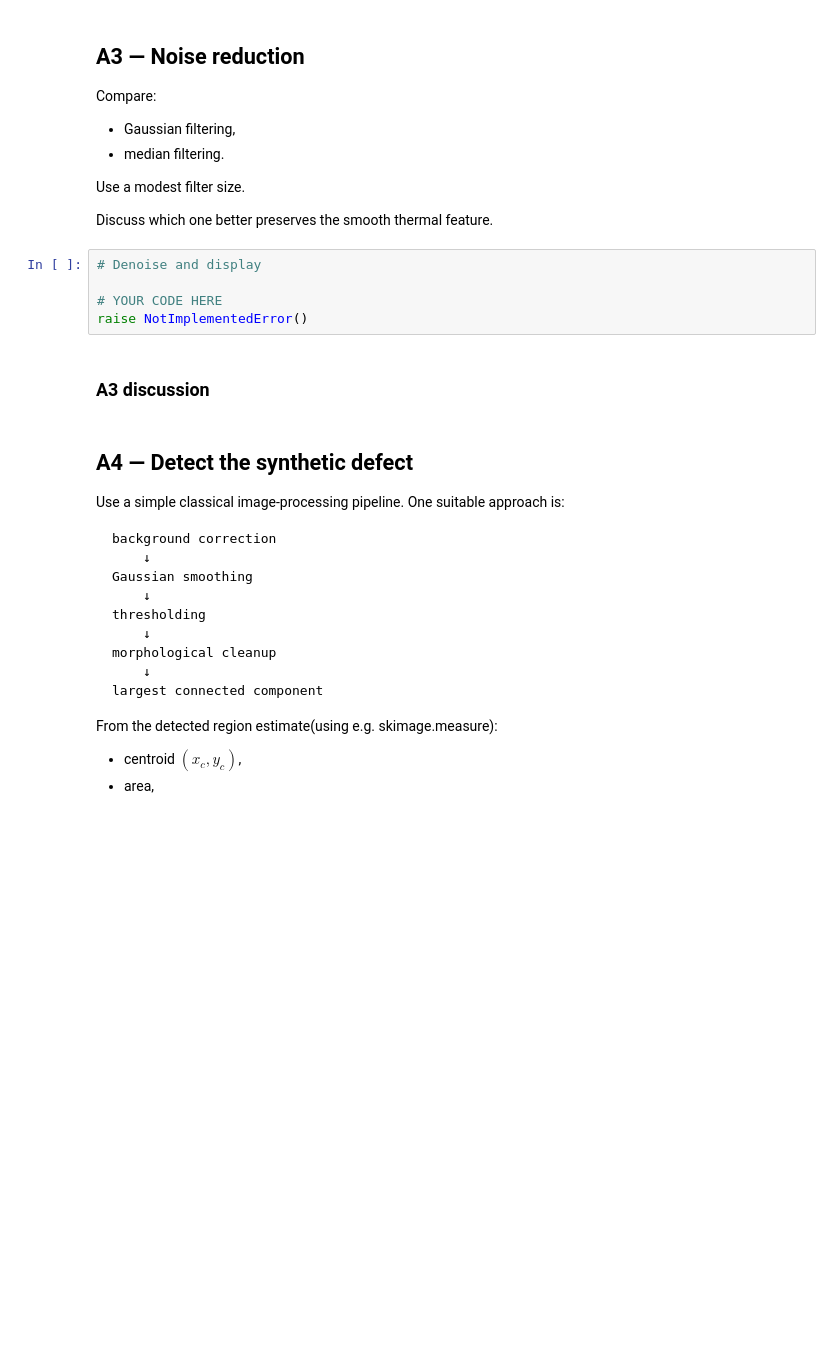
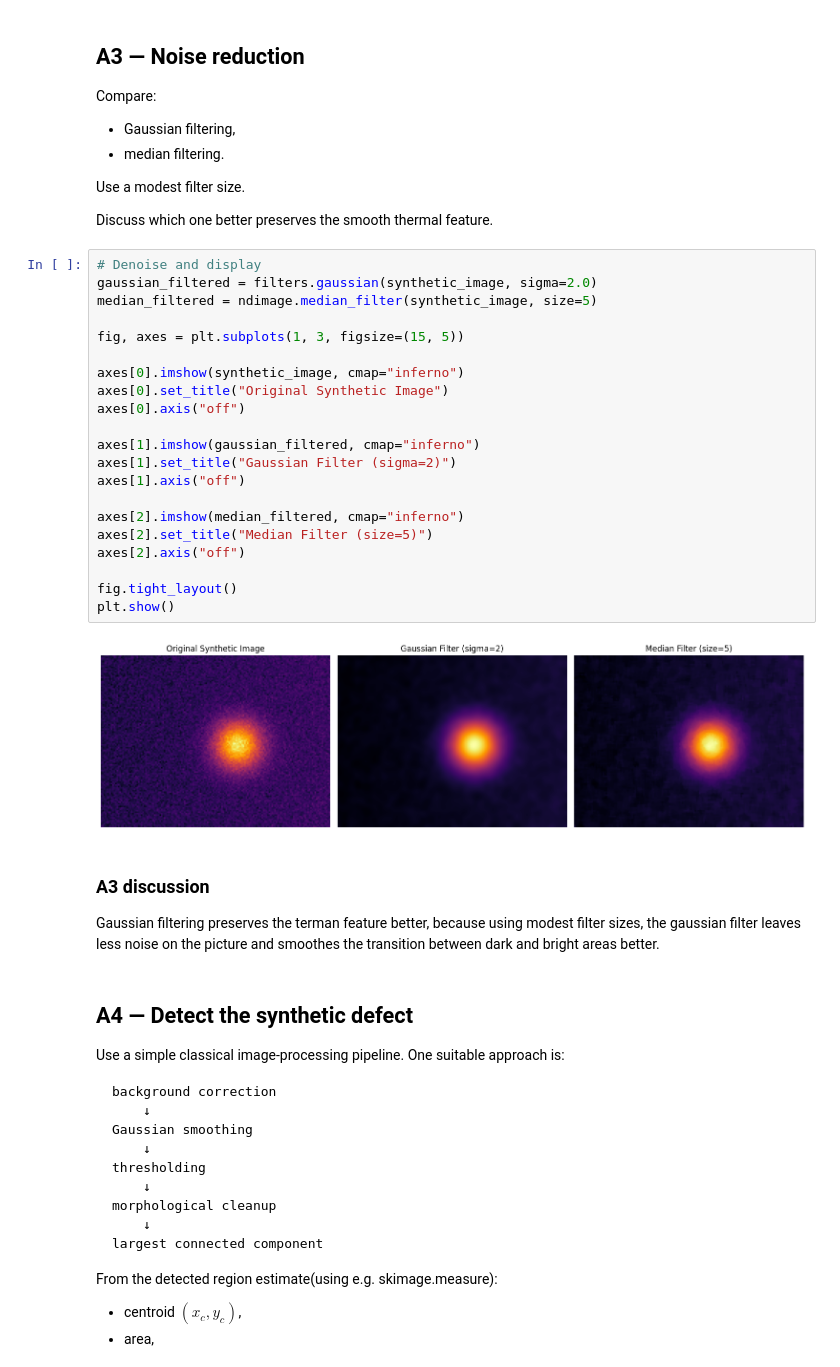
Before and after one commit to DelaneyGarikayi/OIP-Project-, a Jupyter notebook: notebooks/project/oip_final_project.ipynb, the cells around one changed output. Cells and saved outputs as stored; diff of their text form; blank space fills up the shorter version.

```diff
--- a/notebooks/project/oip_final_project.ipynb
+++ b/notebooks/project/oip_final_project.ipynb
@@ -209,11 +237,31 @@ Use a modest filter size.
 Discuss which one better preserves the smooth thermal feature.
 # %%
 # Denoise and display
+gaussian_filtered = filters.gaussian(synthetic_image, sigma=2.0)
+median_filtered = ndimage.median_filter(synthetic_image, size=5)
 
-# YOUR CODE HERE
-raise NotImplementedError()
+fig, axes = plt.subplots(1, 3, figsize=(15, 5))
+
+axes[0].imshow(synthetic_image, cmap="inferno")
+axes[0].set_title("Original Synthetic Image")
+axes[0].axis("off")
+
+axes[1].imshow(gaussian_filtered, cmap="inferno")
+axes[1].set_title("Gaussian Filter (sigma=2)")
+axes[1].axis("off")
+
+axes[2].imshow(median_filtered, cmap="inferno")
+axes[2].set_title("Median Filter (size=5)")
+axes[2].axis("off")
+
+fig.tight_layout()
+plt.show()
+# %% [output]
+[figure, added]
 # %% [markdown]
 ### A3 discussion
+
+Gaussian filtering preserves the terman feature better, because using modest filter sizes, the gaussian filter leaves less noise on the picture and smoothes the transition between dark and bright areas better.
 # %% [markdown]
 ## A4 — Detect the synthetic defect
 
```
Also changed, not shown: parts of 5 cells of this notebook.
